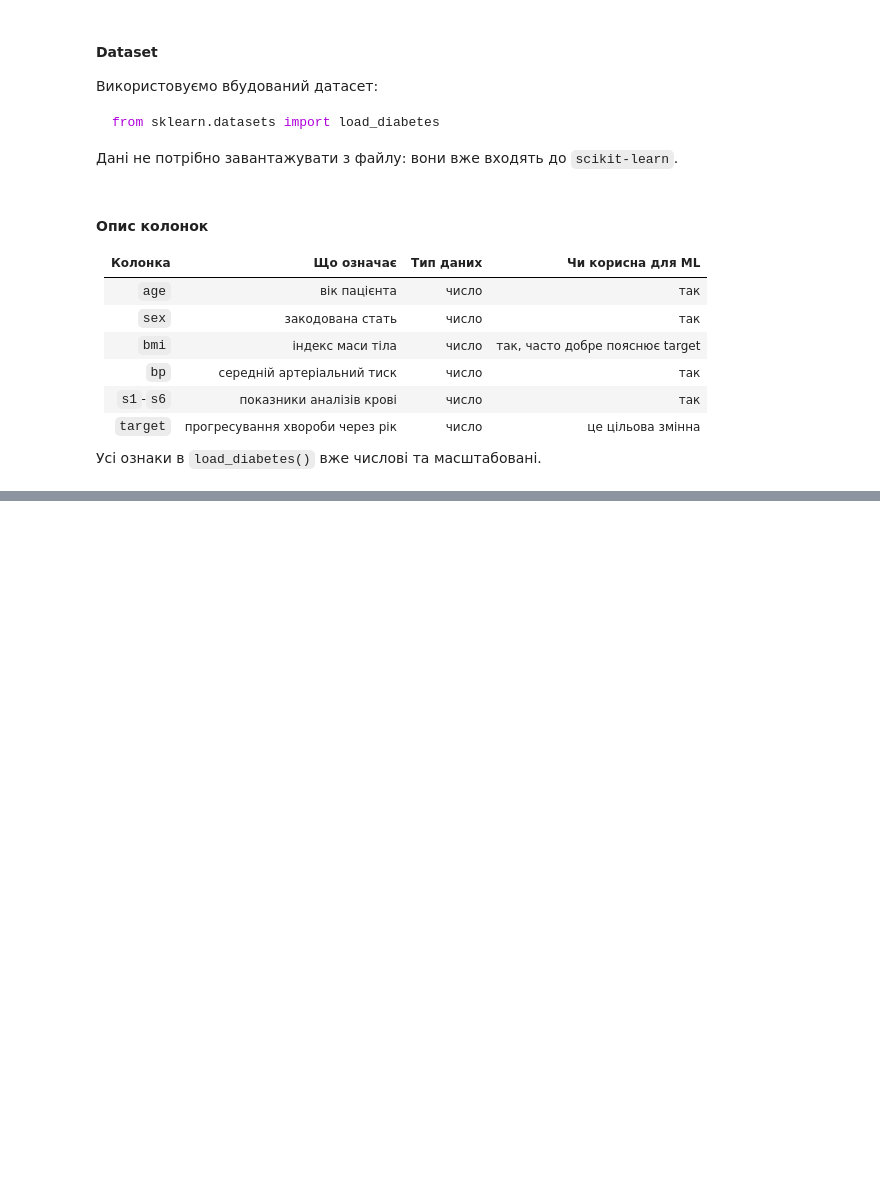
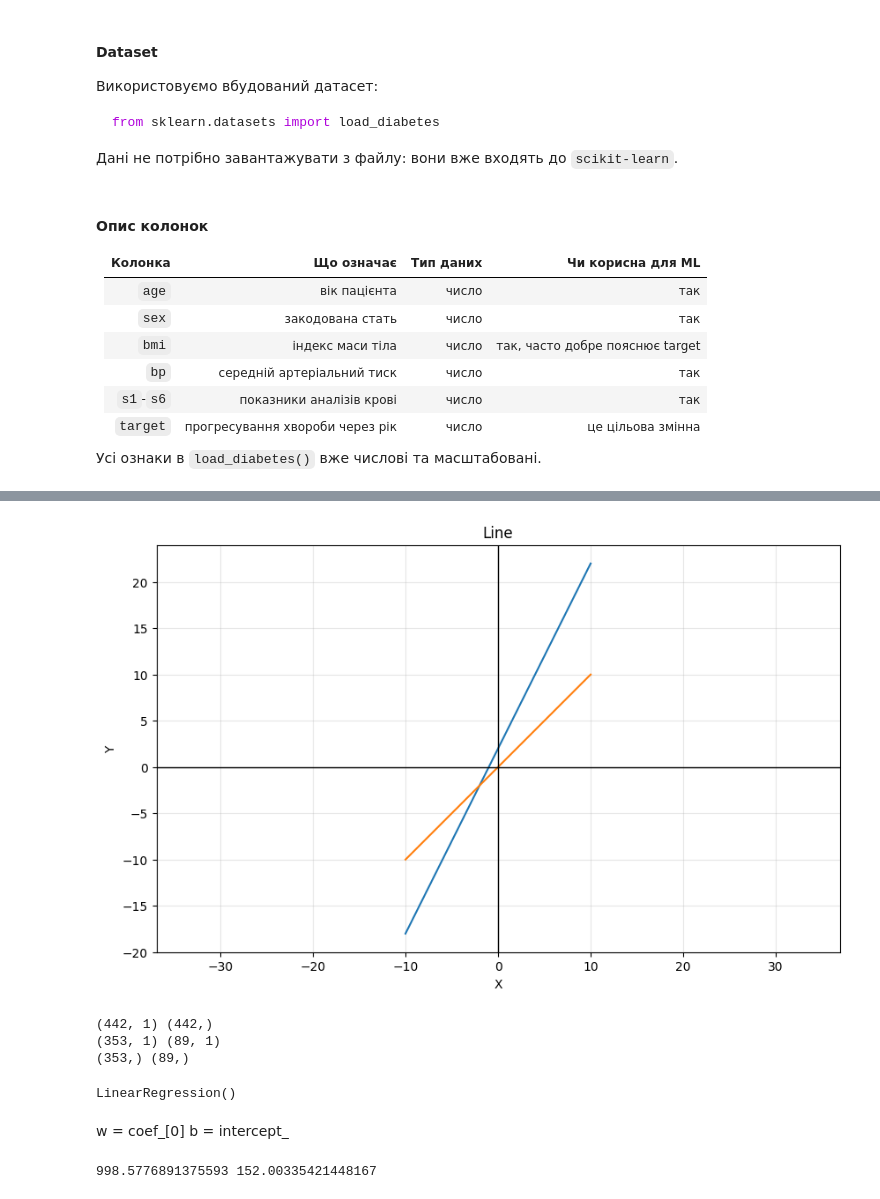
Before and after one commit to dmitriy-shtefan/python-ai, a Jupyter notebook: заняття_5/notebooks/diabetes.ipynb, the cells around one changed output, grey strips where cells are left out. Cells and saved outputs as stored; diff of their text form; code cells hidden in the pictures; blank space fills up the shorter version.

```diff
--- a/заняття_5/notebooks/diabetes.ipynb
+++ b/заняття_5/notebooks/diabetes.ipynb
@@ -55,0 +71,27 @@ data
+# %%
+x1 = np.arange(-10, 11)
+w1 = 2
+b1 = 2
+y1 = w1 * x1 + b1
+
+w2 = 1
+b2 = 0
+y2 = w2 * x1 + b2
+
+plt.figure(figsize=(10, 6))
+
+plt.plot(x1, y1)
+plt.plot(x1, y2)
+plt.title('Line')
+plt.xlabel('X')
+plt.ylabel('Y')
+
+plt.axis('equal')
+
+plt.axhline(0, linewidth=1, color='black')
+plt.axvline(0, linewidth=1, color='black')
+plt.grid(True, alpha=0.3)
+
+plt.show()
+# %% [output]
+[figure, added]
@@ -55,0 +100,21 @@ data
+# %%
+print(X.shape, y.shape)
+print(X_train.shape, X_test.shape)
+print(y_train.shape, y_test.shape)
+# %% [output]
+(442, 1) (442,)
+(353, 1) (89, 1)
+(353,) (89,)
+# %%
+model = LinearRegression()
+
+model.fit(X_train, y_train)
+# %% [output]
+LinearRegression()
+# %% [markdown]
+w = coef_[0]
+b = intercept_
+# %%
+print(model.coef_[0], model.intercept_)
+# %% [output]
+998.5776891375593 152.00335421448167
```
Also changed, not shown: parts of 5 cells of this notebook.
